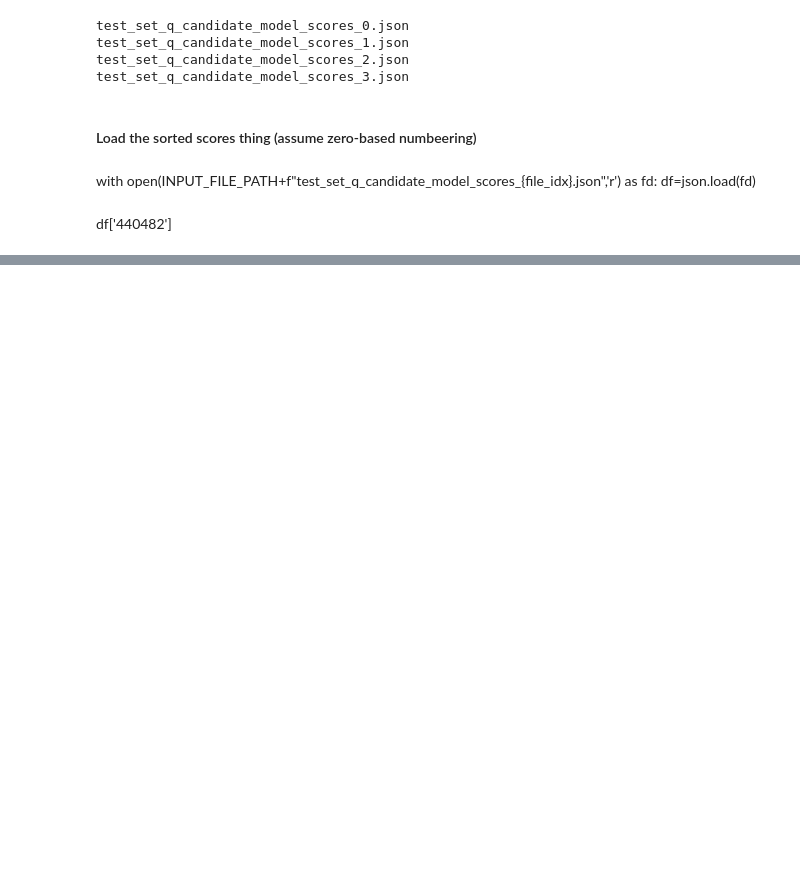
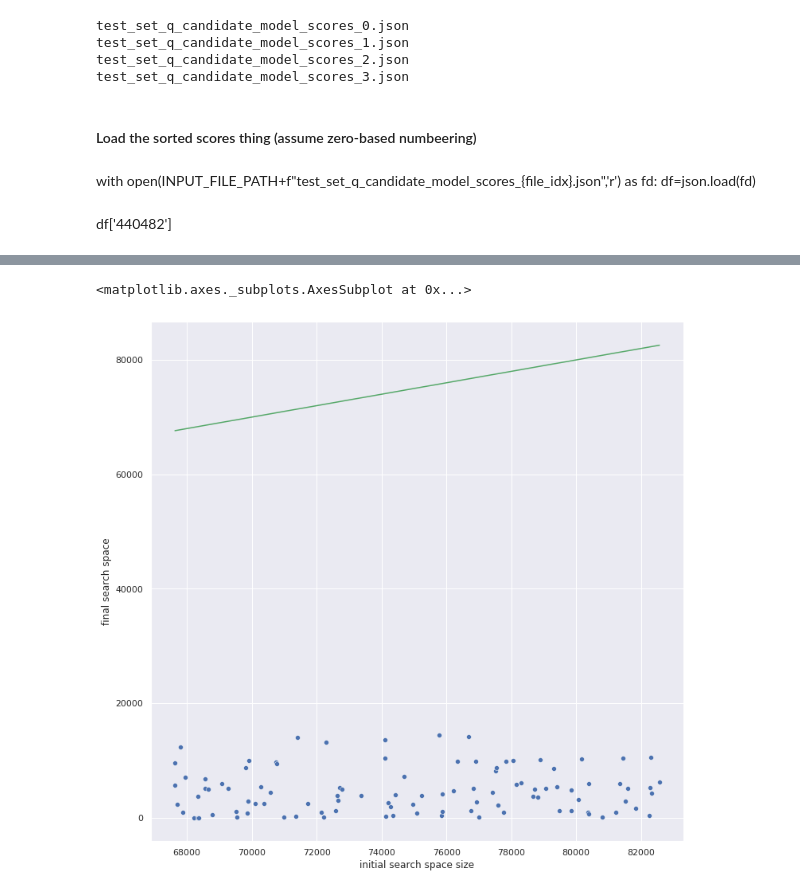
Before and after one commit to anmolagarwal999/Multi-Factor-Duplicate-Question-Detection-in-Stack-Overflow, a Jupyter notebook: tinker_analyze_results.ipynb, the cells around one changed output, grey strips where cells are left out. Saved outputs shown, nothing was run; the diff lists cells and outputs as text; code cells hidden in the pictures; blank space fills up the shorter version.

```diff
--- a/tinker_analyze_results.ipynb
+++ b/tinker_analyze_results.ipynb
@@ -178,0 +246,9 @@ FOund accuracy is  0.53
+# %%
+fig, ax = plt.subplots(figsize=(12, 12))
+sns.scatterplot(data=df, x="initial search space size", y="final search space",ax=ax)
+
+#p1 = sns.scatterplot(data=df, x='x', y='y', ax=ax)
+sns.lineplot(data=df, x="initial search space size", y='dups', color='g', ax=ax)
+# %% [output]
+<matplotlib.axes._subplots.AxesSubplot at 0x...>
+[figure, added]
```
Also changed, not shown: parts of 12 cells of this notebook, 3 other files.
